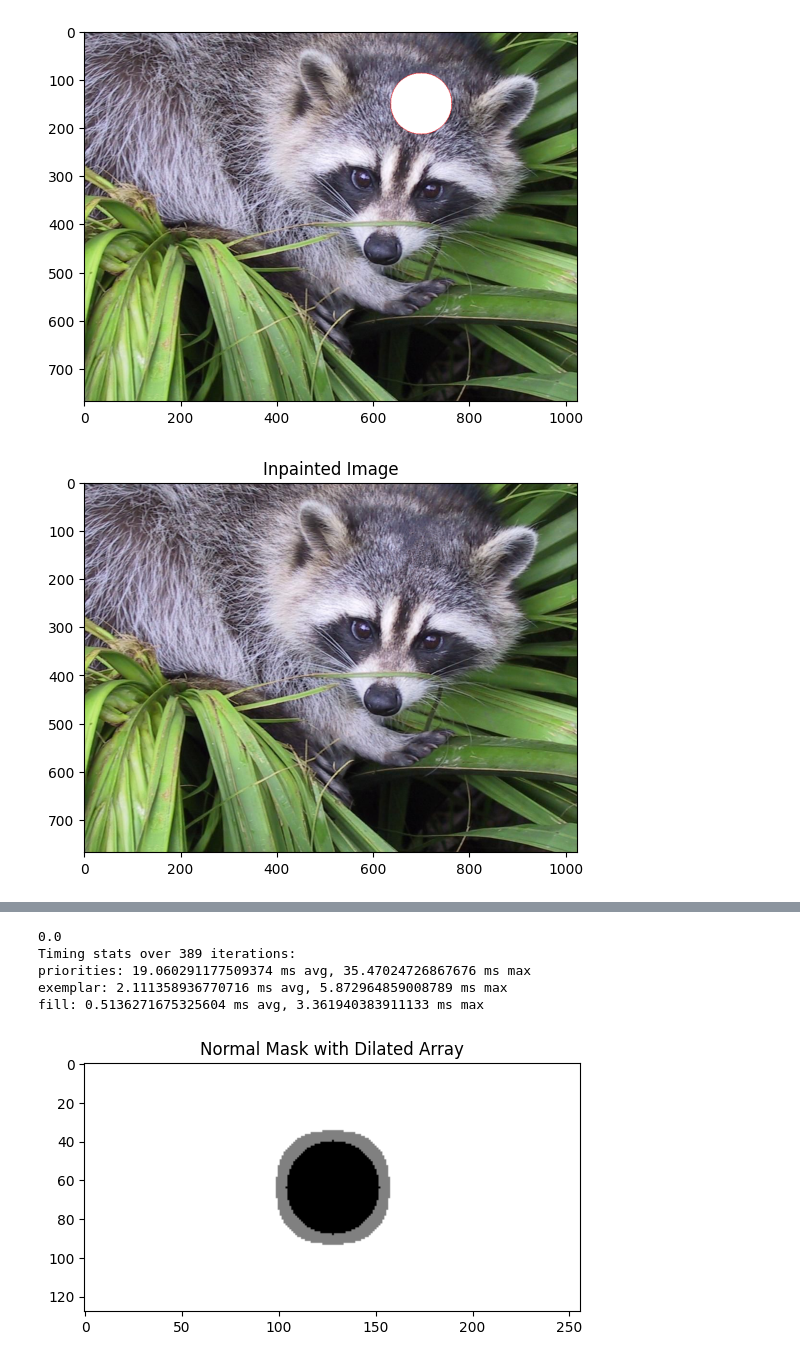
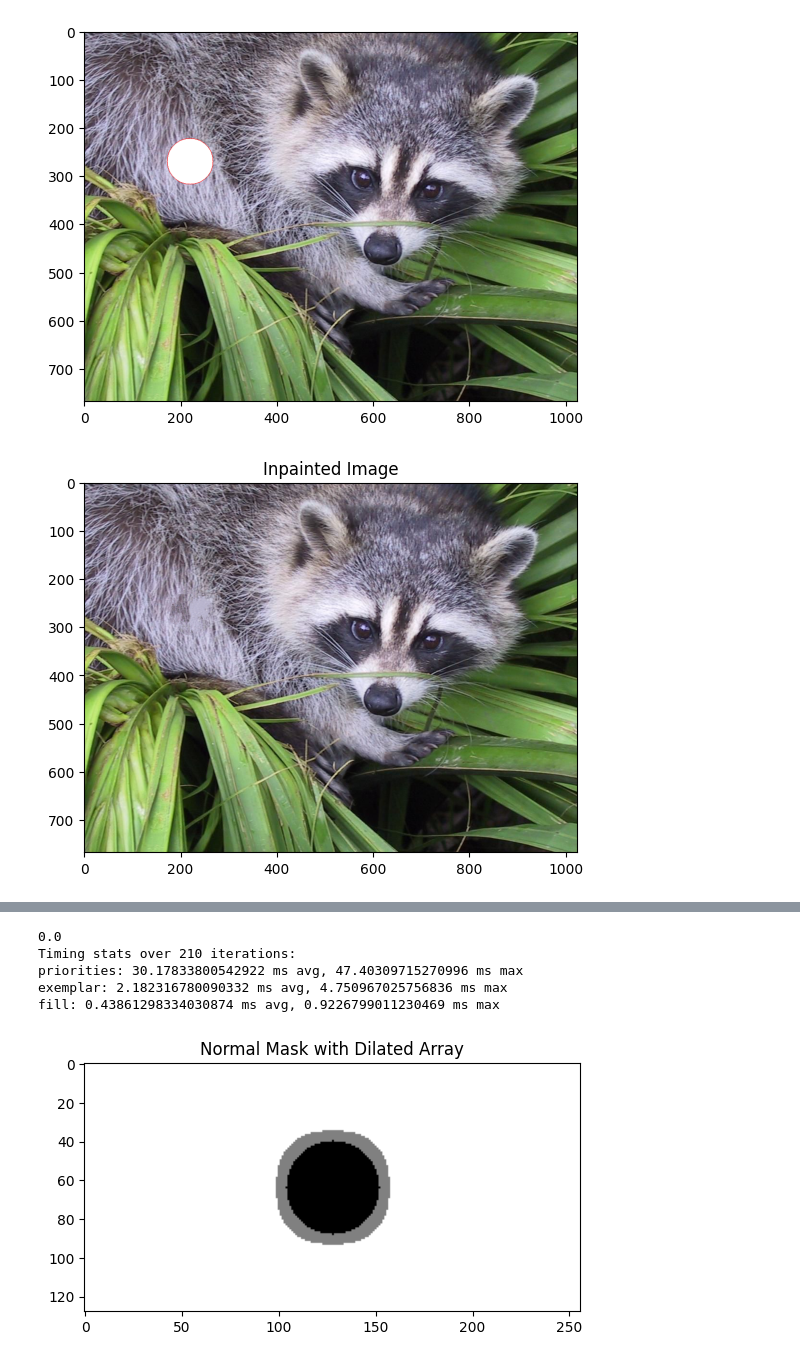
Before and after one commit to micahreich/patch-match, a Jupyter notebook: sequential/object-removal.ipynb, the cells around one changed output, grey strips where cells are left out. Saved outputs shown, nothing was run; the diff lists cells and outputs as text; code cells hidden in the pictures.

Commit message:
some mods for filling priority and lambdas

```diff
--- a/sequential/object-removal.ipynb
+++ b/sequential/object-removal.ipynb
@@ -225,8 +231,8 @@ class ExemplarImageInpaint:
         self.ALPHA = 255    # Normalizing constant, maximum pixel value
         self.SIGMA = sigma  # Constant for random neighbor search
         self.OMEGA = 0.7    # Constant for slowing down confidence deterioration
-        self.LAMBDA = 1     # Number of exemplar patches to blend together
-        self.DELTA = 1.0    # Blah
+        # self.LAMBDA = 5     # Number of exemplar patches to blend together
+        # self.DELTA = 0.1    # Blah
 
         if self.channels == 1:
             self.luminance_image = self.image[:, :, 0]
@@ -247,6 +253,7 @@ class ExemplarImageInpaint:
         patch_region = PATCH_REGION(i, j)
 
         image_3filter = self.image[i-1:i+2, j-1:j+2]
+        image_5filter = self.image[i-2:i+2+1, j-2:j+2+1]
         mask_3filter = mask[i-1:i+2, j-1:j+2]
 
         confidence = np.sum(mask[patch_region] * confidence_table[patch_region], dtype=float)
@@ -255,11 +262,18 @@ class ExemplarImageInpaint:
         rectified_confidence = (1 - self.OMEGA) * confidence + self.OMEGA
 
         (img_grad_x, img_grad_y), img_grad_norm = grad_nD(image_3filter)
+        img_grad = img_grad_norm * np.array([img_grad_x, img_grad_y])
+
+        img_hessian = hessian_nD(image_5filter)
+
         boundary_normal, _boundary_grad_norm = grad(mask_3filter)
 
-        isophote = img_grad_norm * np.array([img_grad_y, -img_grad_x])
+        curvature = np.dot(img_grad, img_hessian @ img_grad) / img_grad_norm ** 3
 
-        data = abs(np.dot(isophote, boundary_normal))
+        isophote = img_grad_norm * np.array([-img_grad_y, img_grad_x])
+
+        data = abs(np.dot(isophote, boundary_normal) / (curvature + 1.0))
+        # data = abs(np.dot(isophote, boundary_normal))
         data /= self.ALPHA
 
         return confidence, rectified_confidence, data
@@ -430,7 +444,7 @@ class ExemplarImageInpaint:
             normalized_exemplar_weights = [ w / total_weight for w in exemplar_weights ]
 
             fused_exemplar_patch = normalized_exemplar_weights[0] * self.image[PATCH_REGION(*exemplar_locations[0])]
-            for k in range(1, len(exemplar_locations)):
+            for k in range(1, self.LAMBDA):
                 fused_exemplar_patch += normalized_exemplar_weights[k] * self.image[PATCH_REGION(*exemplar_locations[k])]
 
             fused_exemplar_patch = np.clip(fused_exemplar_patch, a_min=0, a_max=255).astype(self.image.dtype)
@@ -499,19 +513,19 @@ class ExemplarImageInpaint:
 # %%
 # image = np.zeros((256, 256, 3))
 # image[128:, :] = [128, 128, 128]
 image = datasets.face().astype('int32')
 
 
 y, x = np.ogrid[0:image.shape[0], 0:image.shape[1]]
 _mask = np.ones((image.shape[0], image.shape[1]), dtype=bool)
-_circle_condition = (x - 700) ** 2 + (y - 150) ** 2 <= 64 ** 2
+_circle_condition = (x - 220) ** 2 + (y - 270) ** 2 <= 48 ** 2
 _mask[_circle_condition] = False
 mask = MaskWithBoundary(_mask)
 
 overlay_mask_image(mask, image)
 
 painter = ExemplarImageInpaint(PATCH_SIZE, image, 3.0)
 painter.fill_region(mask, n_exemplar_samples=75)
 # %% [output]
-[figure, old version]
+[figure, new version]
-[figure, old version]
+[figure, new version]
@@ -519,8 +533,8 @@ painter.fill_region(mask, n_exemplar_samples=75)
 0.0
-Timing stats over 389 iterations:
-priorities: 19.060291177509374 ms avg, 35.47024726867676 ms max
-exemplar: 2.111358936770716 ms avg, 5.872964859008789 ms max
-fill: 0.5136271675325604 ms avg, 3.361940383911133 ms max
+Timing stats over 210 iterations:
+priorities: 30.17833800542922 ms avg, 47.40309715270996 ms max
+exemplar: 2.182316780090332 ms avg, 4.750967025756836 ms max
+fill: 0.43861298334030874 ms avg, 0.9226799011230469 ms max
 # %%
 h, w = 128, 256
 sample_mask = np.ones((h, w), dtype=bool)
```
Also changed, not shown: parts of 2 cells of this notebook.
